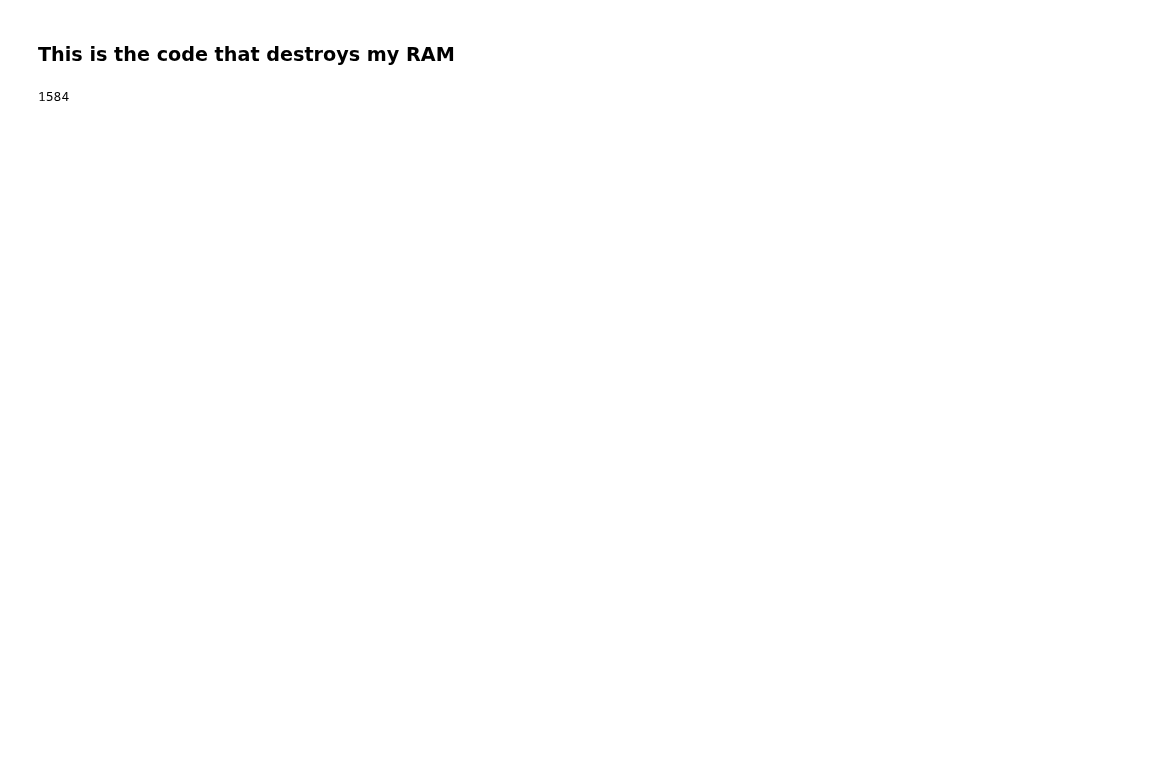
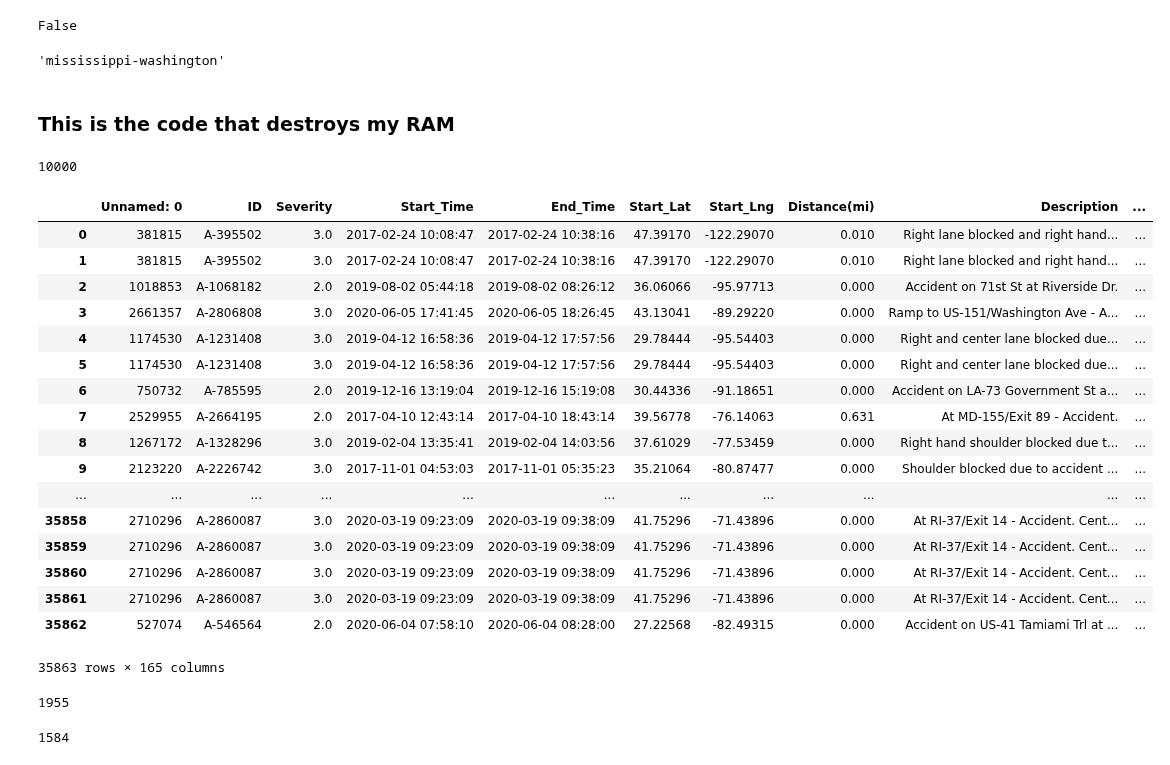
Before and after one commit to Abhilash240800/FinalProject_USAccidents, a Jupyter notebook: Jupyter Notebooks/county_values.ipynb, the cells around one changed output. Cells and saved outputs as stored; diff of their text form; code cells hidden in the pictures; blank space fills up the shorter version.

```diff
--- a/Jupyter Notebooks/county_values.ipynb
+++ b/Jupyter Notebooks/county_values.ipynb
@@ -66,0 +71,5 @@ data['County'] = counties
+# %%
+states = pd.read_csv('Datasets/states.csv')
+states.index = states['Abbreviation'].map(lambda value: value.lower())
+states = states.drop('Abbreviation',axis=1)
+states
@@ -66,0 +95,11 @@ data['County'] = counties
+# %%
+data['State'] = [states.loc[i, 'State'] for i in data['State'].values]
+data['State'] = data['State'].map(lambda value: value.lower())
+# %%
+# Create join column <state>-<county>
+def concat_cols(df, cols):
+    df['combined'] = df[cols].apply(lambda row: '-'.join(row.values.astype(str)), axis=1)
+    return df
+
+data = concat_cols(data, ['State', 'County'])
+data.head()
@@ -66,0 +114,3 @@ data['County'] = counties
+# %%
+county = concat_cols(county, ['State', 'County'])
+county
@@ -67,11 +136,45 @@ data['County'] = counties
+# %%
+"ohio-montgomery" in county['combined']
+# data['combined'][0]
+# %% [output]
+False
+# %%
+# county[county['State']=='mississippi']
+county['combined'][0]
+# %% [output]
+'mississippi-washington'
 # %% [markdown]
 ### This is the code that destroys my RAM
 # %%
-sample_data = 0
-
+sample_data = data.sample(n=10000, random_state=10)
+print(len(sample_data))
 # left join df with census data
-data = data.merge(county, left_on = 'County', right_on='County_y').drop('County_y', axis=1)
-data
+sample_data = sample_data.merge(county, left_on = 'County', right_on='County_y', how='left')
+sample_data
+# %% [output]
+10000
+|  | Unnamed: 0 | ID | Severity | Start_Time | End_Time | Start_Lat | Start_Lng | Distance(mi) | Description | ... |
+| 0 | 381815 | A-395502 | 3.0 | 2017-02-24 10:08:47 | 2017-02-24 10:38:16 | 47.39170 | -122.29070 | 0.010 | Right lane blocked and right hand... | ... |
+| 1 | 381815 | A-395502 | 3.0 | 2017-02-24 10:08:47 | 2017-02-24 10:38:16 | 47.39170 | -122.29070 | 0.010 | Right lane blocked and right hand... | ... |
+| 2 | 1018853 | A-1068182 | 2.0 | 2019-08-02 05:44:18 | 2019-08-02 08:26:12 | 36.06066 | -95.97713 | 0.000 | Accident on 71st St at Riverside Dr. | ... |
+| 3 | 2661357 | A-2806808 | 3.0 | 2020-06-05 17:41:45 | 2020-06-05 18:26:45 | 43.13041 | -89.29220 | 0.000 | Ramp to US-151/Washington Ave - A... | ... |
+| 4 | 1174530 | A-1231408 | 3.0 | 2019-04-12 16:58:36 | 2019-04-12 17:57:56 | 29.78444 | -95.54403 | 0.000 | Right and center lane blocked due... | ... |
+| 5 | 1174530 | A-1231408 | 3.0 | 2019-04-12 16:58:36 | 2019-04-12 17:57:56 | 29.78444 | -95.54403 | 0.000 | Right and center lane blocked due... | ... |
+| 6 | 750732 | A-785595 | 2.0 | 2019-12-16 13:19:04 | 2019-12-16 15:19:08 | 30.44336 | -91.18651 | 0.000 | Accident on LA-73 Government St a... | ... |
+| 7 | 2529955 | A-2664195 | 2.0 | 2017-04-10 12:43:14 | 2017-04-10 18:43:14 | 39.56778 | -76.14063 | 0.631 | At MD-155/Exit 89 - Accident. | ... |
+| 8 | 1267172 | A-1328296 | 3.0 | 2019-02-04 13:35:41 | 2019-02-04 14:03:56 | 37.61029 | -77.53459 | 0.000 | Right hand shoulder blocked due t... | ... |
+| 9 | 2123220 | A-2226742 | 3.0 | 2017-11-01 04:53:03 | 2017-11-01 05:35:23 | 35.21064 | -80.87477 | 0.000 | Shoulder blocked due to accident ... | ... |
+| ... | ... | ... | ... | ... | ... | ... | ... | ... | ... | ... |
+| 35858 | 2710296 | A-2860087 | 3.0 | 2020-03-19 09:23:09 | 2020-03-19 09:38:09 | 41.75296 | -71.43896 | 0.000 | At RI-37/Exit 14 - Accident. Cent... | ... |
+| 35859 | 2710296 | A-2860087 | 3.0 | 2020-03-19 09:23:09 | 2020-03-19 09:38:09 | 41.75296 | -71.43896 | 0.000 | At RI-37/Exit 14 - Accident. Cent... | ... |
+| 35860 | 2710296 | A-2860087 | 3.0 | 2020-03-19 09:23:09 | 2020-03-19 09:38:09 | 41.75296 | -71.43896 | 0.000 | At RI-37/Exit 14 - Accident. Cent... | ... |
+| 35861 | 2710296 | A-2860087 | 3.0 | 2020-03-19 09:23:09 | 2020-03-19 09:38:09 | 41.75296 | -71.43896 | 0.000 | At RI-37/Exit 14 - Accident. Cent... | ... |
+| 35862 | 527074 | A-546564 | 2.0 | 2020-06-04 07:58:10 | 2020-06-04 08:28:00 | 27.22568 | -82.49315 | 0.000 | Accident on US-41 Tamiami Trl at ... | ... |
+35863 rows × 165 columns
+# %%
+len(set(county['County_y']))
+# %% [output]
+1955
 # %%
 # counties = []
 # for i in data['County'].values:
```
Also changed, not shown: parts of 8 cells of this notebook.
